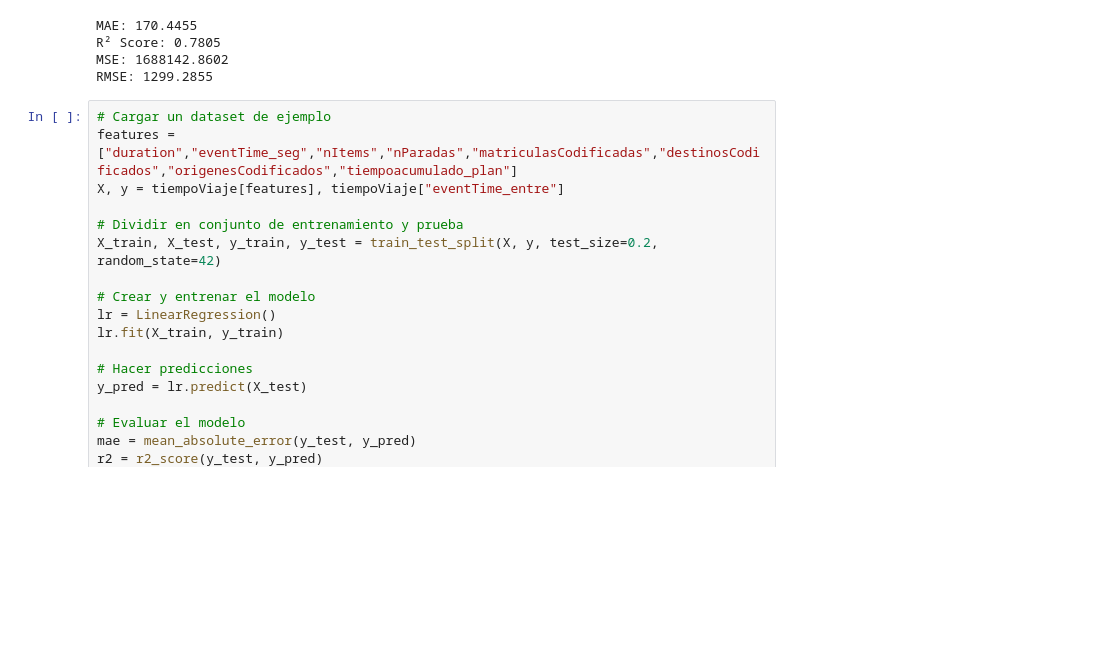
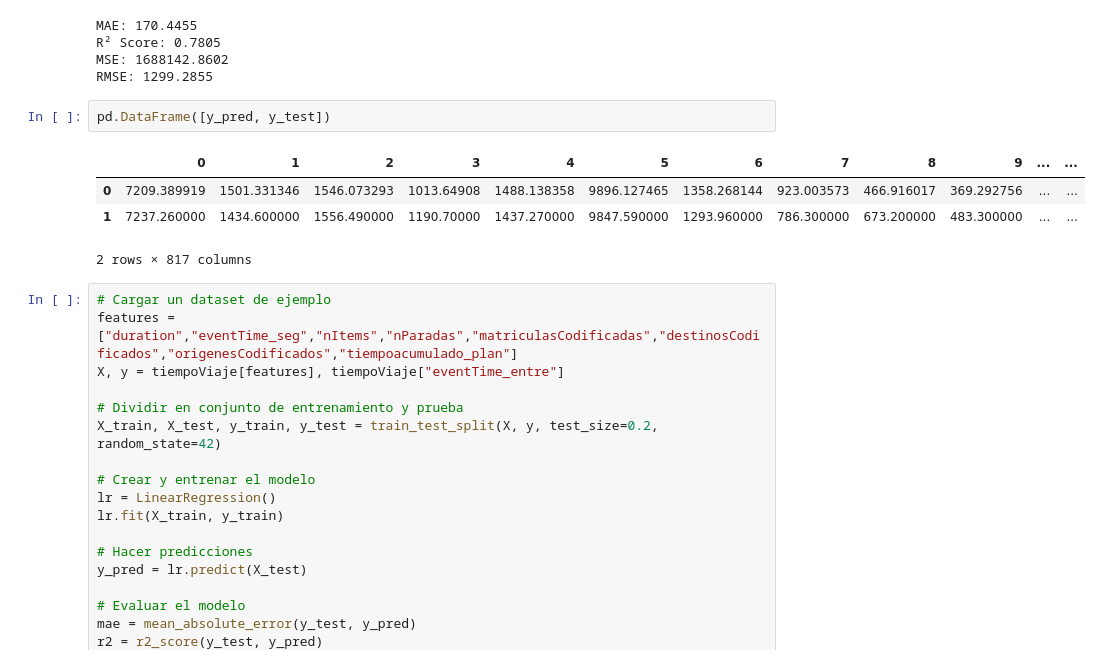
Before and after one commit to LijunZhou000/APSELogisticSimulator-main, a Jupyter notebook: entregaAPSE.ipynb, the cells around one changed output. Cells and saved outputs as stored; diff of their text form; blank space fills up the shorter version.

```diff
--- a/entregaAPSE.ipynb
+++ b/entregaAPSE.ipynb
@@ -250,6 +285,13 @@ MAE: 170.4455
 R² Score: 0.7805
 MSE: 1688142.8602
 RMSE: 1299.2855
+# %%
+pd.DataFrame([y_pred, y_test])
+# %% [output]
+|  | 0 | 1 | 2 | 3 | 4 | 5 | 6 | 7 | 8 | 9 | ... | ... |
+| 0 | 7209.389919 | 1501.331346 | 1546.073293 | 1013.64908 | 1488.138358 | 9896.127465 | 1358.268144 | 923.003573 | 466.916017 | 369.292756 | ... | ... |
+| 1 | 7237.260000 | 1434.600000 | 1556.490000 | 1190.70000 | 1437.270000 | 9847.590000 | 1293.960000 | 786.300000 | 673.200000 | 483.300000 | ... | ... |
+2 rows × 817 columns
 # %%
 # Cargar un dataset de ejemplo
 features = ["duration","eventTime_seg","nItems","nParadas","matriculasCodificadas","destinosCodificados","origenesCodificados","tiempoacumulado_plan"]
```
Also changed, not shown: parts of 13 cells of this notebook, 12 other files.
